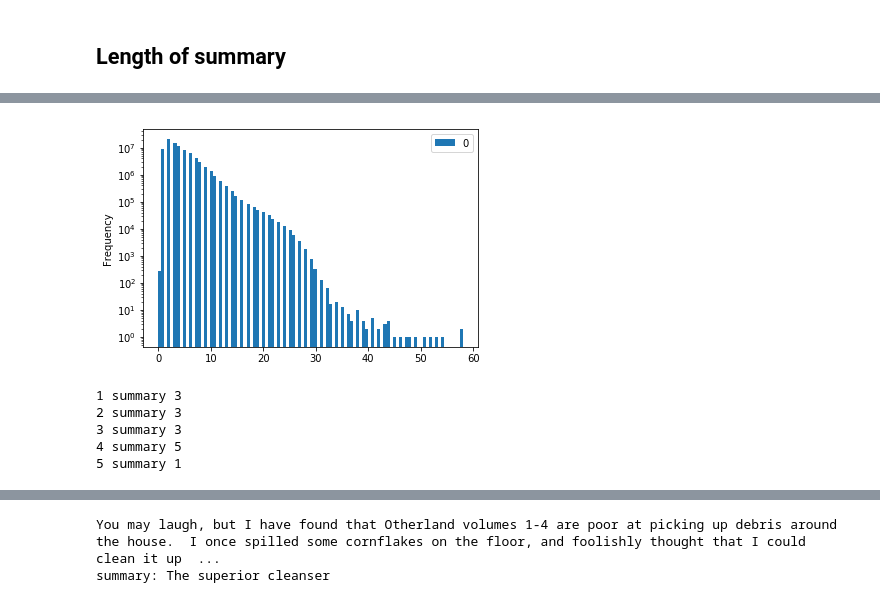
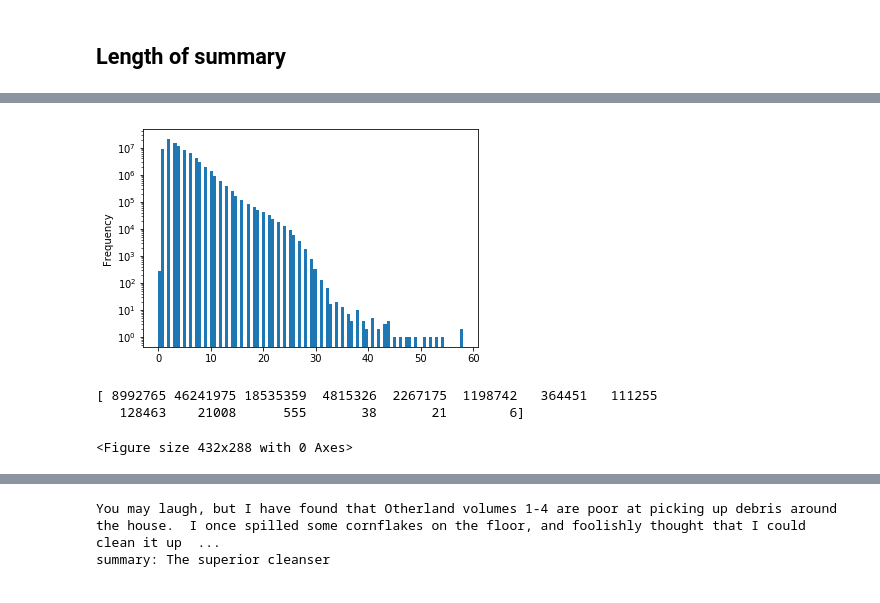
Before and after one commit to Sweetflowerjulia/NLP-Text-Summarization, a Jupyter notebook: data_cleaning/data_extraction.ipynb, the cells around one changed output, grey strips where cells are left out. Drawn from its saved outputs; the diff is of its cells as text; code cells hidden in the pictures.

Commit message:
data extraction_v2

```diff
--- a/data_cleaning/data_extraction.ipynb
+++ b/data_cleaning/data_extraction.ipynb
@@ -140,36 +116,26 @@ print(hist)
 # %%
 import matplotlib.pyplot as plt
 %matplotlib inline
-# plt.hist(len_summaries_df, bins=100)
 
-len_summaries_df.plot.hist(bins=100)
+len_df.len_summary.plot.hist(bins=100)
 plt.yscale('log')
 plt.show()
 # %% [output]
-[figure, old version]
+[figure, new version]
-# %%
-no =0
-
-i = 0
-df = {}
-
-for d in org_data:
-    df[i] = d
-    i += 1
-#     print(type(d))
-    print(i,'summary',len(d['summary'].split()))
-
-    no +=1
-    if no>=5:
-        break
-
-data = pd.DataFrame.from_dict(df, orient='index')
-# %% [output]
-1 summary 3
-2 summary 3
-3 summary 3
-4 summary 5
-5 summary 1
+# %%
+import numpy as np
+fig = plt.figure()
+
+bins = [0,2,5,8,10,12,15,18,20,25,30,35,40,50,60]
+hist,bins = np.histogram(len_df.len_summary, bins=bins)
+print(hist)
+# plt.bar(range(len(bins)-1),hist, width=1, edgecolor='k')
+# plt.title('Review summary length distribution')
+# plt.xlabel('Review summary length')
+# %% [output]
+[ 8992765 46241975 18535359  4815326  2267175  1198742   364451   111255
+   128463    21008      555       38       21        6]
+<Figure size 432x288 with 0 Axes>
 # %%
 df
 # %% [output]
```
Also changed, not shown: parts of 9 cells of this notebook.
